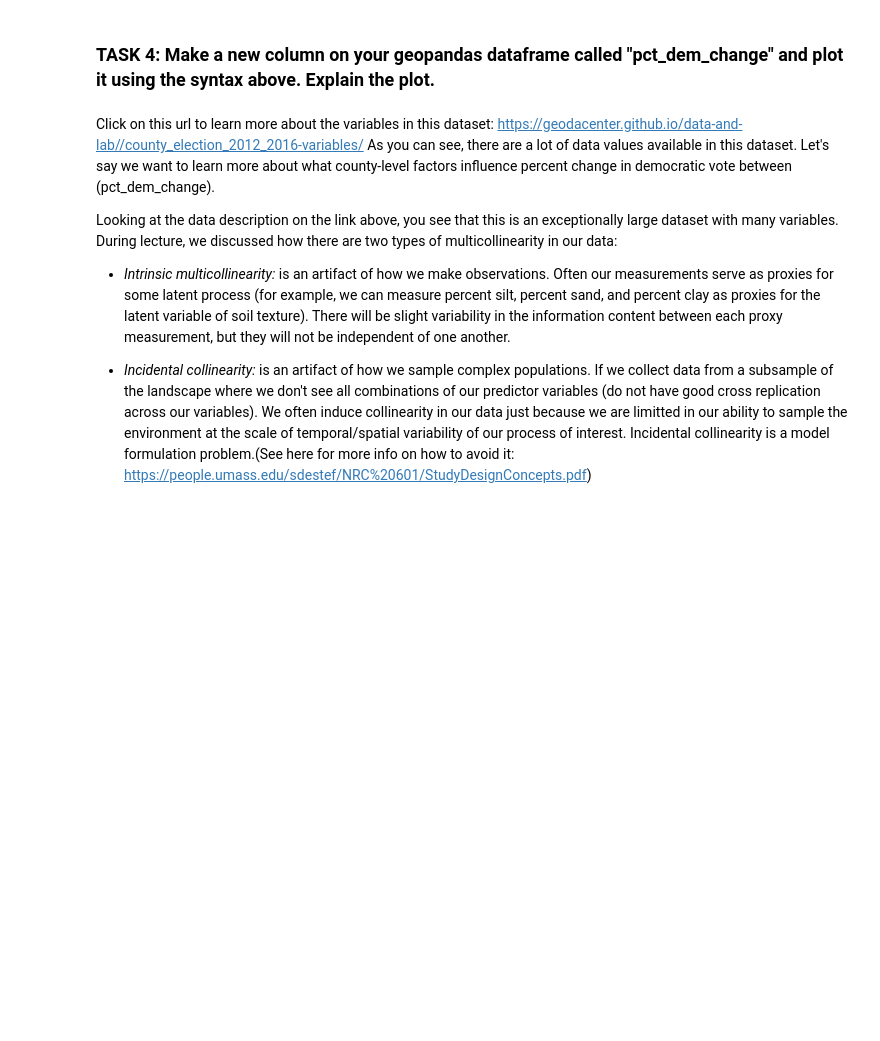
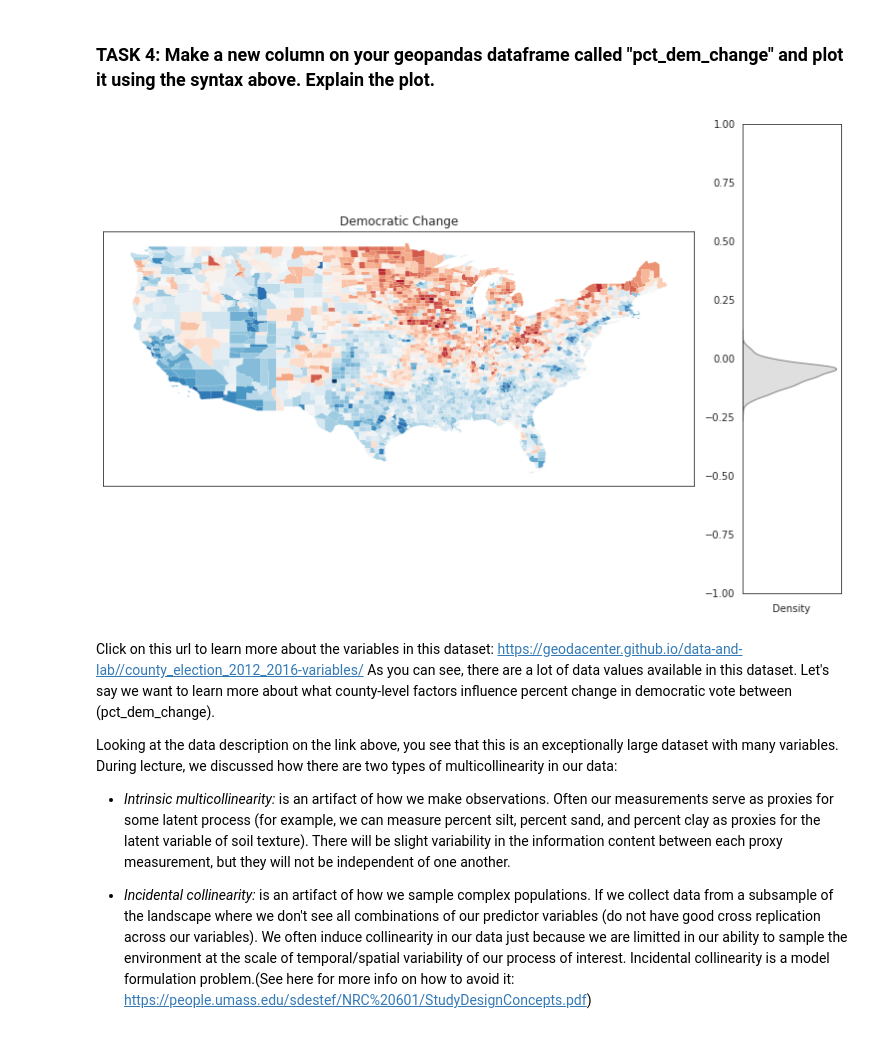
Before and after one commit to abmccart/EnvDatSci22, a Jupyter notebook: CodeSprints/multicollinearity_methods.ipynb, the cells around one changed output. Drawn from its saved outputs; the diff is of its cells as text; code cells hidden in the pictures; blank space fills up the shorter version.

```diff
--- a/CodeSprints/multicollinearity_methods.ipynb
+++ b/CodeSprints/multicollinearity_methods.ipynb
@@ -113,14 +115,14 @@ import geopandas as gpd
 
 ## ----------------------
 # when using zipfile (geopandas error?)
-from zipfile import ZipFile
+#from zipfile import ZipFile
 
 # specifying the zip file name
 file_name = 'election.zip'
 
 # opening the zip file in READ mode
-with ZipFile(file_name, 'r') as zip:
+#with ZipFile(file_name, 'r') as zip:
     # printing all the contents of the zip file
-    zip.printdir()
+    #zip.printdir()
 
-#votes = gpd.read_file('election.zip')
+votes = gpd.read_file('../../../election/election.shp')
@@ -182,3 +222,5 @@ plt.show()
 ### TASK 4: Make a new column on your geopandas dataframe called "pct_dem_change" and plot it using the syntax above. Explain the plot.
 # %%
 # Task 4: add new column pct_dem_change to votes:
+votes['change'] = votes['pct_dem_16'] - votes['pct_dem_12']
+#?? votes
@@ -187,3 +227,19 @@ plt.show()
+# %%
+#Task 4: plot your pct_dem_change variable on a map:
+  #adapt formatting from Q3
+f,ax = plt.subplots(1,2, figsize=(1.6*6 + 1,2.4*3), gridspec_kw=dict(width_ratios=(6,1)))
+
+votes.plot('change', linewidth=.05, cmap='RdBu', ax=ax[0])
+ax[0].set_title("Democratic Change")
+ax[0].set_xticklabels('')
+ax[0].set_yticklabels('')
+sns.kdeplot(votes[col].values, ax=ax[1], vertical=True, shade=True, color='grey')
+ax[1].set_xticklabels('')
+ax[1].set_ylim(-1,1)
+f.tight_layout()
+plt.show()
+# %% [output]
+[figure, added]
 # %% [markdown]
 Click on this url to learn more about the variables in this dataset: https://geodacenter.github.io/data-and-lab//county_election_2012_2016-variables/
 As you can see, there are a lot of data values available in this dataset. Let's say we want to learn more about what county-level factors influence percent change in democratic vote between (pct_dem_change).
```
Also changed, not shown: parts of 39 cells of this notebook.
